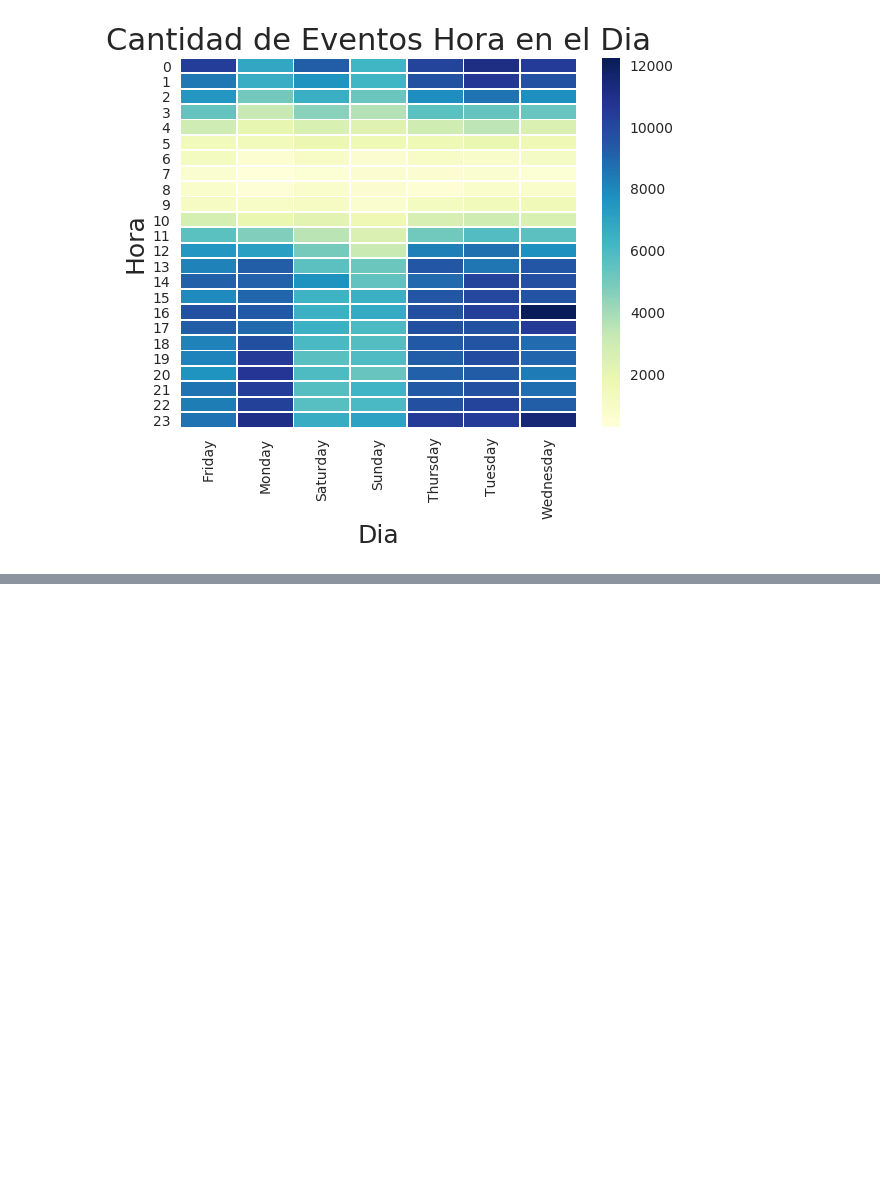
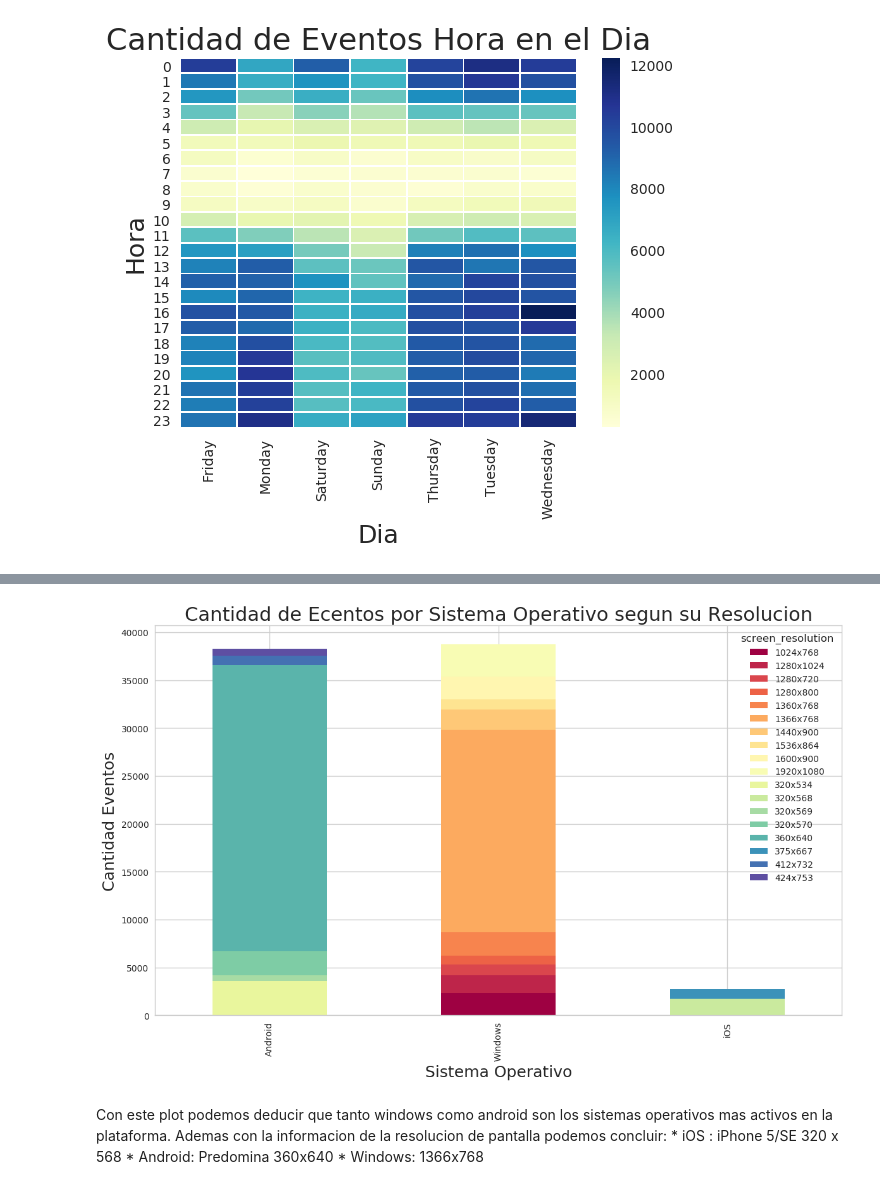
Before and after one commit to bauticanavese/Datos-Tps, a Jupyter notebook: TP1/Calculos Previos/AnlaisisExp-BC.ipynb, the cells around one changed output, grey strips where cells are left out. Cells and saved outputs as stored; diff of their text form; code cells hidden in the pictures; blank space fills up the shorter version.

```diff
--- a/TP1/IntroAnalisis.ipynb
+++ b/TP1/Calculos Previos/AnlaisisExp-BC.ipynb
@@ -195,0 +198,3 @@ Text(50.7222,0.5,'Hora')
+# %%
+# Nueva columna con la marca del dispositivo
+eventos_2018['trademark'] = eventos_2018['model'].str.split(n=1).str[0]
@@ -195,0 +245,6 @@ Text(50.7222,0.5,'Hora')
+# %%
+eventos_2018['operating_system'] = eventos_2018['operating_system_version'].str.split(n=1).str[0]
+# %%
+eventos_por_so = eventos_2018.groupby(['operating_system', 'screen_resolution'], as_index=False)['event_category'].count()
+#info
+eventos_por_so['event_category'].describe()
@@ -195,0 +261,22 @@ Text(50.7222,0.5,'Hora')
+# %%
+# Filtramos por el promedio.
+minimo = 500
+eventos_por_so = eventos_por_so.loc[eventos_por_so['event_category'] > minimo]
+# %%
+pivoted = pd.pivot_table(eventos_por_so,values='event_category',columns='screen_resolution', \
+                         index='operating_system')
+
+f = plt.figure()
+plt.title('Cantidad de Ecentos por Sistema Operativo segun su Resolucion', fontsize=22)
+ax = pivoted.plot(kind='bar', stacked=True, colormap='Spectral', figsize=(14,8), ax=f.gca())
+ax.set_ylabel('Cantidad Eventos', fontsize=18);
+ax.set_xlabel('Sistema Operativo', fontsize=18);
+plt.show()
+# %% [output]
+[figure, added]
+# %% [markdown]
+Con este plot podemos deducir que tanto windows como android son los sistemas operativos mas activos en la plataforma.
+Ademas con la informacion de la resolucion de pantalla podemos concluir:
+    * iOS : iPhone 5/SE	320 x 568
+    * Android: Predomina 360x640
+    * Windows: 1366x768
```
Also changed, not shown: parts of 15 cells of this notebook, 1 other file.
